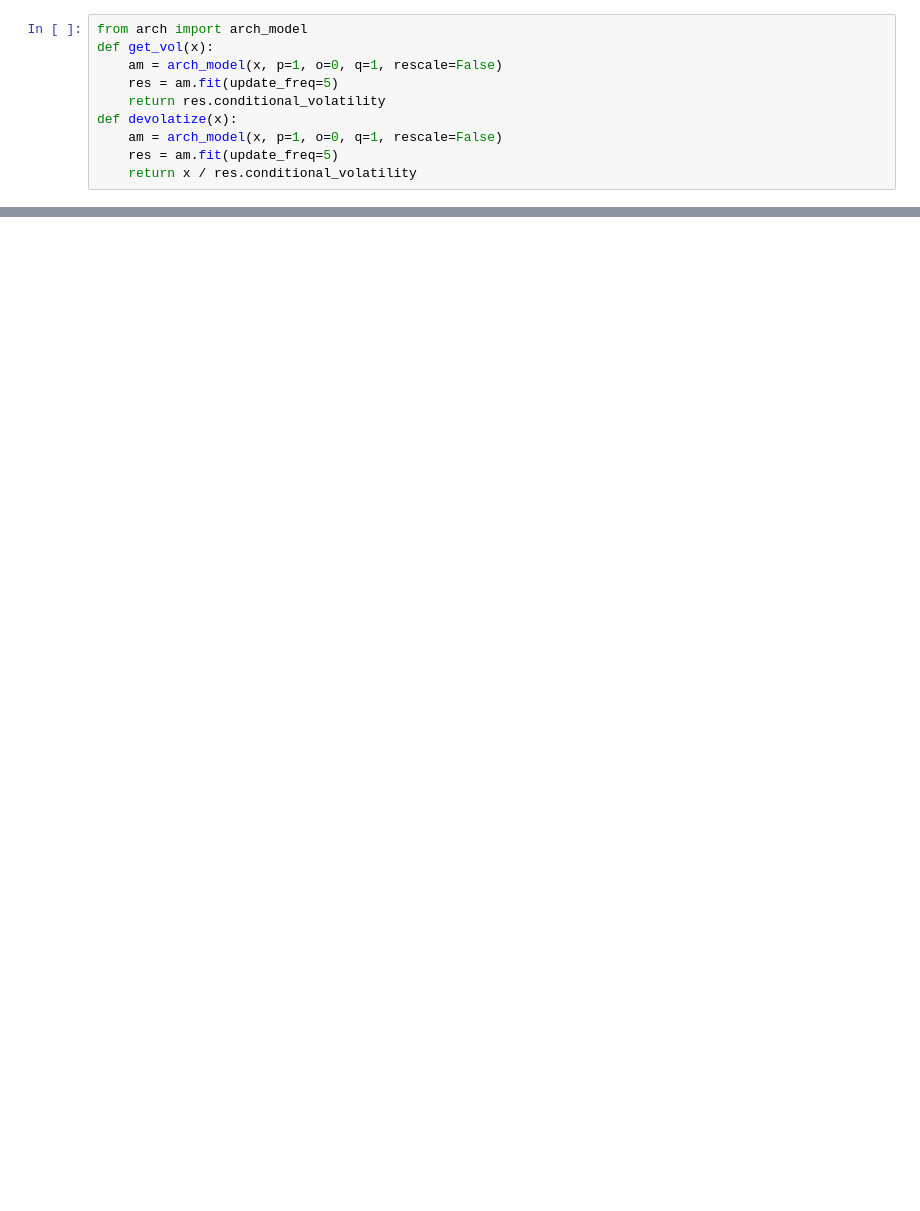
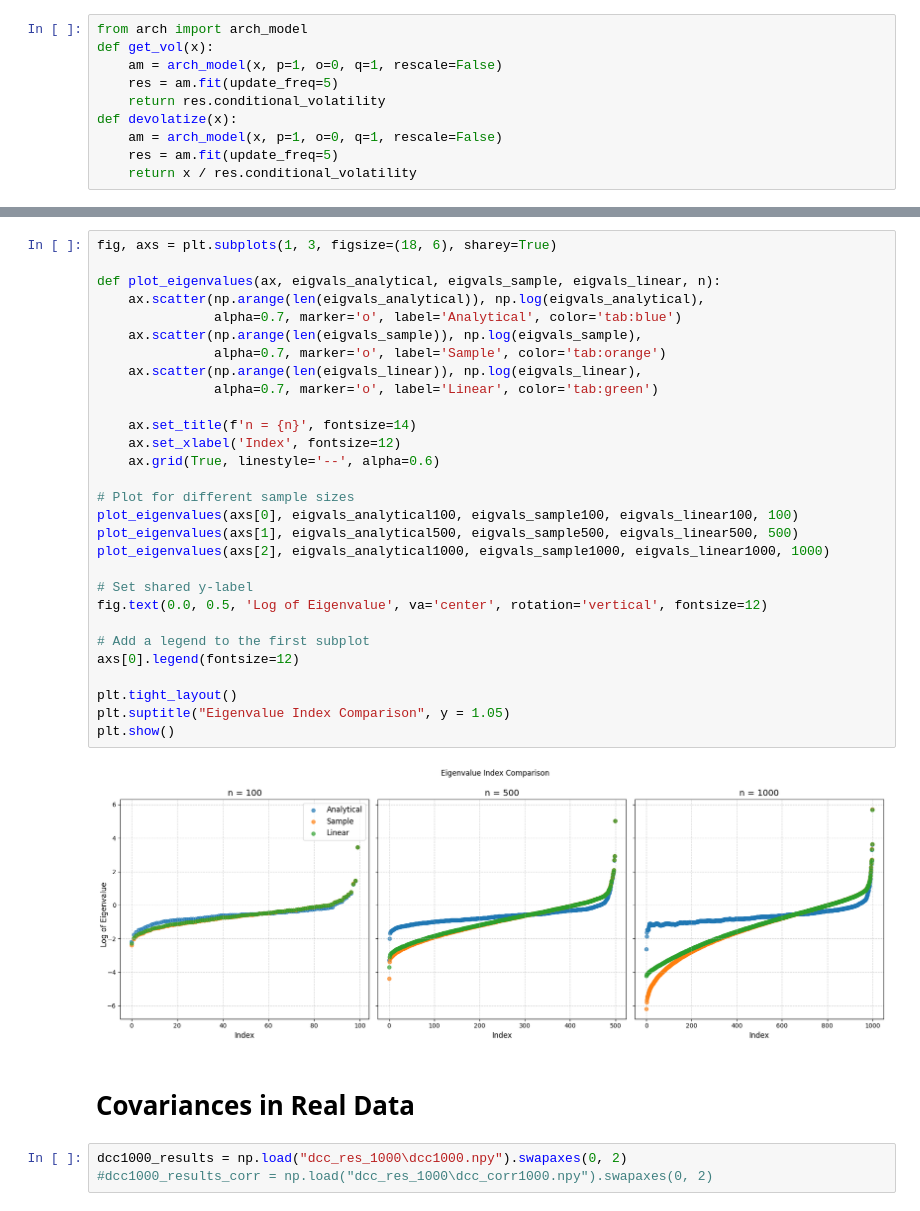
Before and after one commit to GuiBiem/stat_thesis_large_dynamic_cov, a Jupyter notebook: python_model.ipynb, the cells around one changed output, grey strips where cells are left out. Saved outputs shown, nothing was run; the diff lists cells and outputs as text; blank space fills up the shorter version.

```diff
--- a/python_model.ipynb
+++ b/python_model.ipynb
@@ -247,0 +407,36 @@ plt.show()
+# %%
+fig, axs = plt.subplots(1, 3, figsize=(18, 6), sharey=True)
+
+def plot_eigenvalues(ax, eigvals_analytical, eigvals_sample, eigvals_linear, n):
+    ax.scatter(np.arange(len(eigvals_analytical)), np.log(eigvals_analytical),
+               alpha=0.7, marker='o', label='Analytical', color='tab:blue')
+    ax.scatter(np.arange(len(eigvals_sample)), np.log(eigvals_sample),
+               alpha=0.7, marker='o', label='Sample', color='tab:orange')
+    ax.scatter(np.arange(len(eigvals_linear)), np.log(eigvals_linear),
+               alpha=0.7, marker='o', label='Linear', color='tab:green')
+
+    ax.set_title(f'n = {n}', fontsize=14)
+    ax.set_xlabel('Index', fontsize=12)
+    ax.grid(True, linestyle='--', alpha=0.6)
+
+# Plot for different sample sizes
+plot_eigenvalues(axs[0], eigvals_analytical100, eigvals_sample100, eigvals_linear100, 100)
+plot_eigenvalues(axs[1], eigvals_analytical500, eigvals_sample500, eigvals_linear500, 500)
+plot_eigenvalues(axs[2], eigvals_analytical1000, eigvals_sample1000, eigvals_linear1000, 1000)
+
+# Set shared y-label
+fig.text(0.0, 0.5, 'Log of Eigenvalue', va='center', rotation='vertical', fontsize=12)
+
+# Add a legend to the first subplot
+axs[0].legend(fontsize=12)
+
+plt.tight_layout()
+plt.suptitle("Eigenvalue Index Comparison", y = 1.05)
+plt.show()
+# %% [output]
+[figure, added]
+# %% [markdown]
+# Covariances in Real Data
+# %%
+dcc1000_results = np.load("dcc_res_1000\dcc1000.npy").swapaxes(0, 2)
+#dcc1000_results_corr = np.load("dcc_res_1000\dcc_corr1000.npy").swapaxes(0, 2)
```
Also changed, not shown: parts of 65 cells of this notebook, 28 other files.
